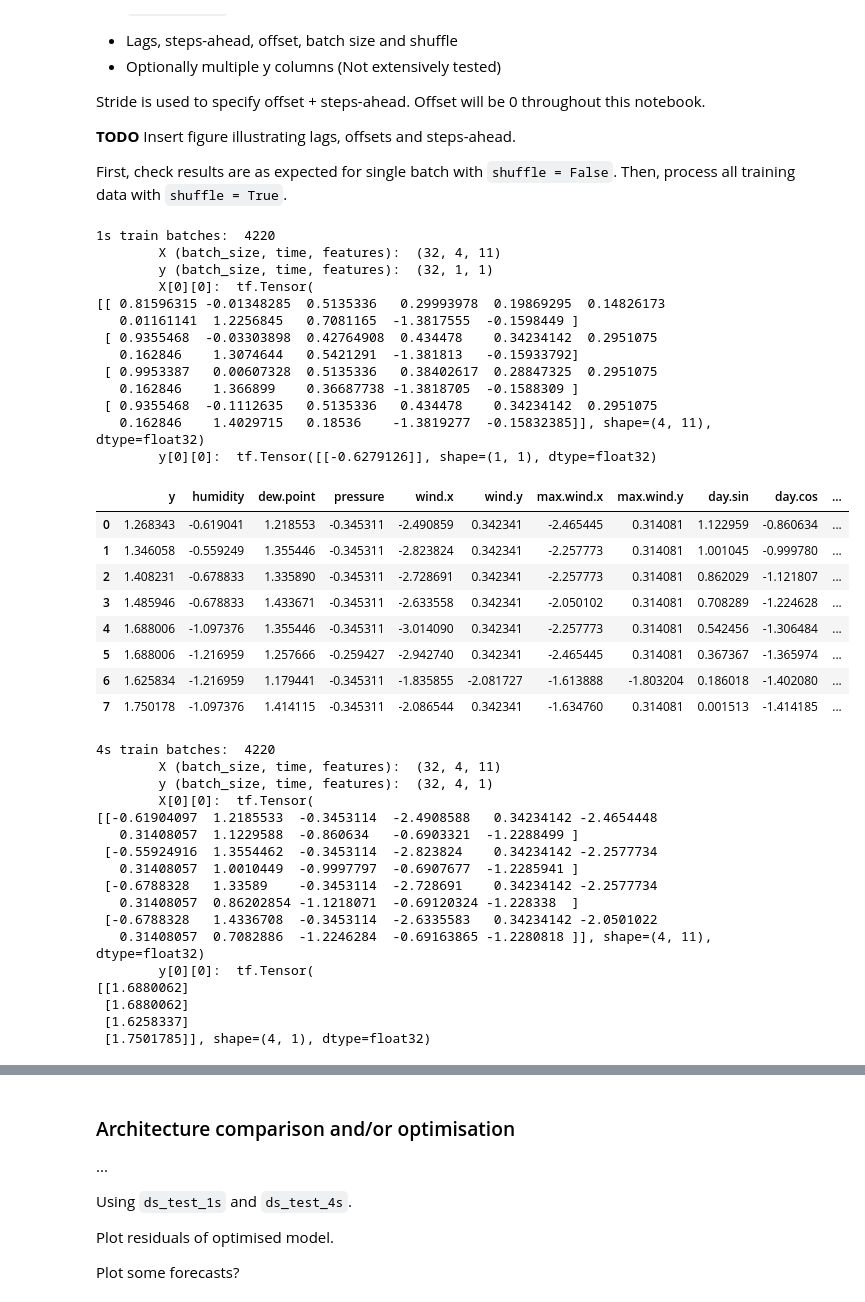
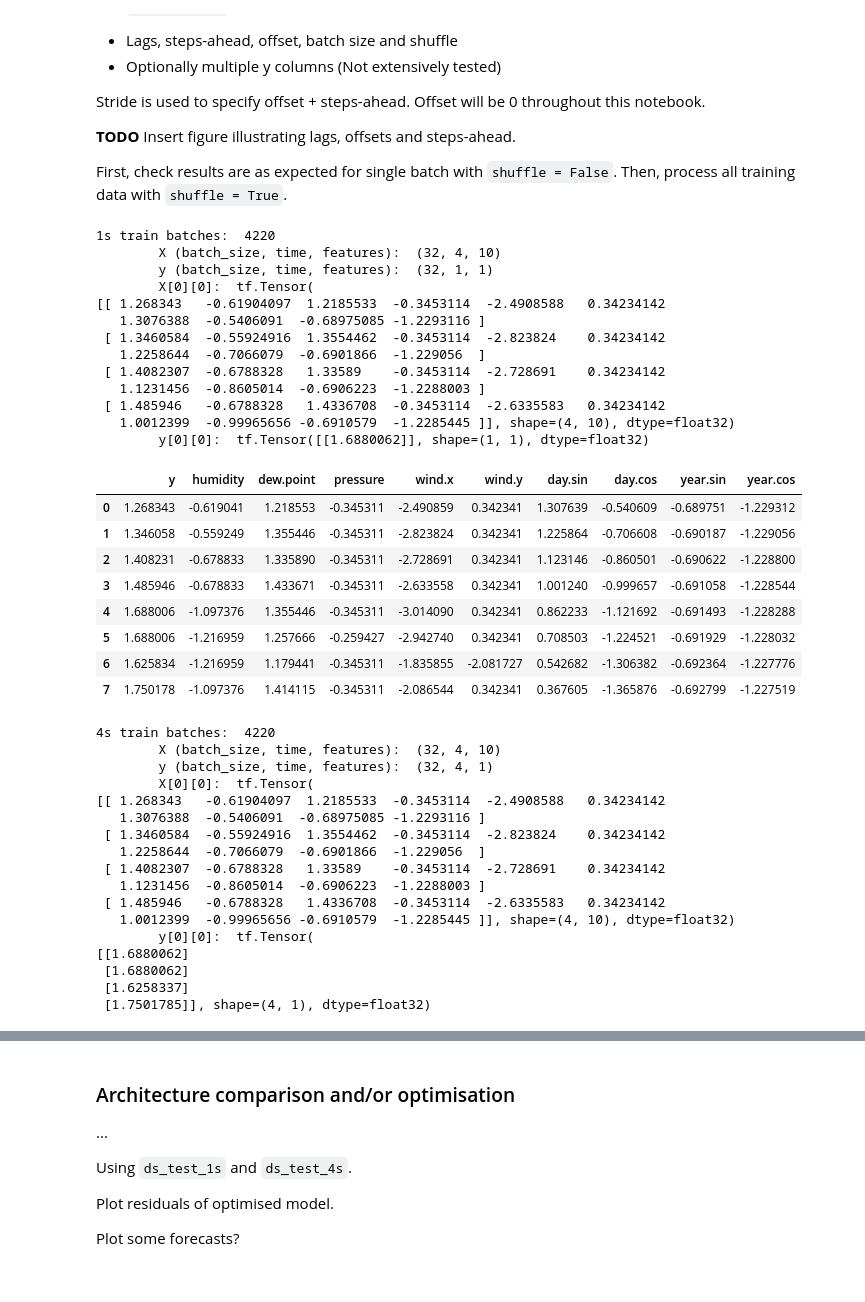
Before and after one commit to makeyourownmaker/CambridgeTemperatureModel, a Jupyter notebook: notebooks/keras_mlp_fcn_resnet_time_series.ipynb, the cells around one changed output, grey strips where cells are left out. Drawn from its saved outputs; the diff is of its cells as text; code cells hidden in the pictures.

```diff
--- a/notebooks/keras_mlp_fcn_resnet_time_series.ipynb
+++ b/notebooks/keras_mlp_fcn_resnet_time_series.ipynb
@@ -184,10 +192,9 @@ plt.title('Time of day signal');
 
 Use a (70%, 20%, 10%) split for the training, validation, and test sets.
 # %%
-keep_cols = ['y', 'humidity', 'dew.point', 'pressure',
-             'wind.x', 'wind.y', 'max.wind.x', 'max.wind.y',
+keep_cols = ['y', 'humidity', 'dew.point', 'pressure', 'wind.x', 'wind.y',
              'day.sin', 'day.cos', 'year.sin', 'year.cos']
-del_cols = ['ds', 'year', 'doy', 'time',
+del_cols = ['ds', 'year', 'doy', 'time', 'max.wind.x', 'max.wind.y',
             'wind.bearing.mean', 'wind.speed.mean', 'wind.speed.max']
 df_orig  = df
 df.drop(del_cols, axis = 1, inplace = True)
@@ -197,6 +204,7 @@ train_df = df[0:int(n * 0.7)]
 valid_df = df[int(n * 0.7):int(n * 0.9)]
 test_df  = df[int(n * 0.9):]
 
+print("df.drop shape: ", df.shape)
 print("train shape: ", train_df.shape)
 print("valid shape: ", valid_df.shape)
 print("test shape:  ",  test_df.shape)
@@ -294,15 +302,16 @@ def make_dataset(data, y_cols, lags = 1, steps_ahead = 1, stride = 1, bs = 32, s
     def split_window(features):
         X = features[:, X_slice, :]
         y = features[:, y_slice, :]
+
         X = tf.stack(
-            [X[:, :, col_indices[name]] for name in data.columns if name not in y_cols],
+            [X[:, :, col_indices[name]] for name in data.columns],
             axis = -1)
         y = tf.stack(
             [y[:, :, col_indices[name]] for name in y_cols],
             axis = -1)
 
-        # Slicing doesn't preserve static shape information, so set the shapes
-        # manually.  This way the `tf.data.Datasets` are easier to inspect.
+        # Slicing doesn't preserve static shape information, so set the shapes manually.
+        # This way the `tf.data.Datasets` are easier to inspect.
         X.set_shape([None, lags,        None])
         y.set_shape([None, steps_ahead, None])
 
@@ -331,70 +340,69 @@ def dataset_sanity_checks(data, name):
 
     print(name, "batches: ", data.cardinality().numpy())
     for batch in data.take(1):
         print("\tX (batch_size, time, features): ", batch[0].shape)
         print("\ty (batch_size, time, features): ", batch[1].shape)
         print("\tX[0][0]: ", batch[0][0])
         print("\ty[0][0]: ", batch[1][0])
 
-    return 1
-
 
 # Single step-ahead
 lags = 4
 ds_train_4l_1s, ds_valid_4l_1s, ds_test_4l_1s = make_datasets(train_df, valid_df, test_df,
-                                                              lags = lags, shuffle = True, bs = 16)
+                                                              lags = lags, shuffle = False, bs = 16)
 dataset_sanity_checks(ds_train_4l_1s, '1s train');
+
 
 # 4 steps-ahead
 steps = stride = 4
 ds_train_4l_4s, ds_valid_4l_4s, ds_test_4l_4s = make_datasets(train_df, valid_df, test_df,
                                                               lags = lags, steps_ahead = steps,
-                                                              stride = stride)
+                                                              stride = stride, shuffle = False, bs = 16)
 display(train_df.head(lags + steps))
 dataset_sanity_checks(ds_train_4l_4s, '4s train');
 
 lags = 1
 ds_train_1l_1s, ds_valid_1l_1s, ds_test_1l_1s = make_datasets(train_df, valid_df, test_df,
-                                                              lags = lags, shuffle = True, bs = 16)
+                                                              lags = lags, shuffle = False, bs = 16)
 steps = stride = 4
 ds_train_1l_4s, ds_valid_1l_4s, ds_test_1l_4s = make_datasets(train_df, valid_df, test_df,
                                                               lags = lags, steps_ahead = steps,
-                                                              stride = stride, shuffle = True, bs = 16)
+                                                              stride = stride, shuffle = False, bs = 16)
 # %% [output]
 1s train batches:  4220
-        X (batch_size, time, features):  (32, 4, 11)
+        X (batch_size, time, features):  (32, 4, 10)
         y (batch_size, time, features):  (32, 1, 1)
         X[0][0]:  tf.Tensor(
-[[ 0.81596315 -0.01348285  0.5135336   0.29993978  0.19869295  0.14826173
-   0.01161141  1.2256845   0.7081165  -1.3817555  -0.1598449 ]
- [ 0.9355468  -0.03303898  0.42764908  0.434478    0.34234142  0.2951075
-   0.162846    1.3074644   0.5421291  -1.381813   -0.15933792]
- [ 0.9953387   0.00607328  0.5135336   0.38402617  0.28847325  0.2951075
-   0.162846    1.366899    0.36687738 -1.3818705  -0.1588309 ]
- [ 0.9355468  -0.1112635   0.5135336   0.434478    0.34234142  0.2951075
-   0.162846    1.4029715   0.18536    -1.3819277  -0.15832385]], shape=(4, 11), dtype=float32)
-        y[0][0]:  tf.Tensor([[-0.6279126]], shape=(1, 1), dtype=float32)
+[[ 1.268343   -0.61904097  1.2185533  -0.3453114  -2.4908588   0.34234142
+   1.3076388  -0.5406091  -0.68975085 -1.2293116 ]
+ [ 1.3460584  -0.55924916  1.3554462  -0.3453114  -2.823824    0.34234142
+   1.2258644  -0.7066079  -0.6901866  -1.229056  ]
+ [ 1.4082307  -0.6788328   1.33589    -0.3453114  -2.728691    0.34234142
+   1.1231456  -0.8605014  -0.6906223  -1.2288003 ]
+ [ 1.485946   -0.6788328   1.4336708  -0.3453114  -2.6335583   0.34234142
+   1.0012399  -0.99965656 -0.6910579  -1.2285445 ]], shape=(4, 10), dtype=float32)
+        y[0][0]:  tf.Tensor([[1.6880062]], shape=(1, 1), dtype=float32)
-|  | y | humidity | dew.point | pressure | wind.x | wind.y | max.wind.x | max.wind.y | day.sin | day.cos | ... |
-| 0 | 1.268343 | -0.619041 | 1.218553 | -0.345311 | -2.490859 | 0.342341 | -2.465445 | 0.314081 | 1.122959 | -0.860634 | ... |
-| 1 | 1.346058 | -0.559249 | 1.355446 | -0.345311 | -2.823824 | 0.342341 | -2.257773 | 0.314081 | 1.001045 | -0.999780 | ... |
-| 2 | 1.408231 | -0.678833 | 1.335890 | -0.345311 | -2.728691 | 0.342341 | -2.257773 | 0.314081 | 0.862029 | -1.121807 | ... |
-| 3 | 1.485946 | -0.678833 | 1.433671 | -0.345311 | -2.633558 | 0.342341 | -2.050102 | 0.314081 | 0.708289 | -1.224628 | ... |
-| 4 | 1.688006 | -1.097376 | 1.355446 | -0.345311 | -3.014090 | 0.342341 | -2.257773 | 0.314081 | 0.542456 | -1.306484 | ... |
-| 5 | 1.688006 | -1.216959 | 1.257666 | -0.259427 | -2.942740 | 0.342341 | -2.465445 | 0.314081 | 0.367367 | -1.365974 | ... |
-| 6 | 1.625834 | -1.216959 | 1.179441 | -0.345311 | -1.835855 | -2.081727 | -1.613888 | -1.803204 | 0.186018 | -1.402080 | ... |
-| 7 | 1.750178 | -1.097376 | 1.414115 | -0.345311 | -2.086544 | 0.342341 | -1.634760 | 0.314081 | 0.001513 | -1.414185 | ... |
+|  | y | humidity | dew.point | pressure | wind.x | wind.y | day.sin | day.cos | year.sin | year.cos |
+| 0 | 1.268343 | -0.619041 | 1.218553 | -0.345311 | -2.490859 | 0.342341 | 1.307639 | -0.540609 | -0.689751 | -1.229312 |
+| 1 | 1.346058 | -0.559249 | 1.355446 | -0.345311 | -2.823824 | 0.342341 | 1.225864 | -0.706608 | -0.690187 | -1.229056 |
+| 2 | 1.408231 | -0.678833 | 1.335890 | -0.345311 | -2.728691 | 0.342341 | 1.123146 | -0.860501 | -0.690622 | -1.228800 |
+| 3 | 1.485946 | -0.678833 | 1.433671 | -0.345311 | -2.633558 | 0.342341 | 1.001240 | -0.999657 | -0.691058 | -1.228544 |
+| 4 | 1.688006 | -1.097376 | 1.355446 | -0.345311 | -3.014090 | 0.342341 | 0.862233 | -1.121692 | -0.691493 | -1.228288 |
+| 5 | 1.688006 | -1.216959 | 1.257666 | -0.259427 | -2.942740 | 0.342341 | 0.708503 | -1.224521 | -0.691929 | -1.228032 |
+| 6 | 1.625834 | -1.216959 | 1.179441 | -0.345311 | -1.835855 | -2.081727 | 0.542682 | -1.306382 | -0.692364 | -1.227776 |
+| 7 | 1.750178 | -1.097376 | 1.414115 | -0.345311 | -2.086544 | 0.342341 | 0.367605 | -1.365876 | -0.692799 | -1.227519 |
 4s train batches:  4220
-        X (batch_size, time, features):  (32, 4, 11)
+        X (batch_size, time, features):  (32, 4, 10)
         y (batch_size, time, features):  (32, 4, 1)
         X[0][0]:  tf.Tensor(
-[[-0.61904097  1.2185533  -0.3453114  -2.4908588   0.34234142 -2.4654448
-   0.31408057  1.1229588  -0.860634   -0.6903321  -1.2288499 ]
- [-0.55924916  1.3554462  -0.3453114  -2.823824    0.34234142 -2.2577734
-   0.31408057  1.0010449  -0.9997797  -0.6907677  -1.2285941 ]
- [-0.6788328   1.33589    -0.3453114  -2.728691    0.34234142 -2.2577734
-   0.31408057  0.86202854 -1.1218071  -0.69120324 -1.228338  ]
- [-0.6788328   1.4336708  -0.3453114  -2.6335583   0.34234142 -2.0501022
-   0.31408057  0.7082886  -1.2246284  -0.69163865 -1.2280818 ]], shape=(4, 11), dtype=float32)
+[[ 1.268343   -0.61904097  1.2185533  -0.3453114  -2.4908588   0.34234142
+   1.3076388  -0.5406091  -0.68975085 -1.2293116 ]
+ [ 1.3460584  -0.55924916  1.3554462  -0.3453114  -2.823824    0.34234142
+   1.2258644  -0.7066079  -0.6901866  -1.229056  ]
+ [ 1.4082307  -0.6788328   1.33589    -0.3453114  -2.728691    0.34234142
+   1.1231456  -0.8605014  -0.6906223  -1.2288003 ]
+ [ 1.485946   -0.6788328   1.4336708  -0.3453114  -2.6335583   0.34234142
+   1.0012399  -0.99965656 -0.6910579  -1.2285445 ]], shape=(4, 10), dtype=float32)
         y[0][0]:  tf.Tensor(
 [[1.6880062]
  [1.6880062]
```
Also changed, not shown: parts of 23 cells of this notebook.
